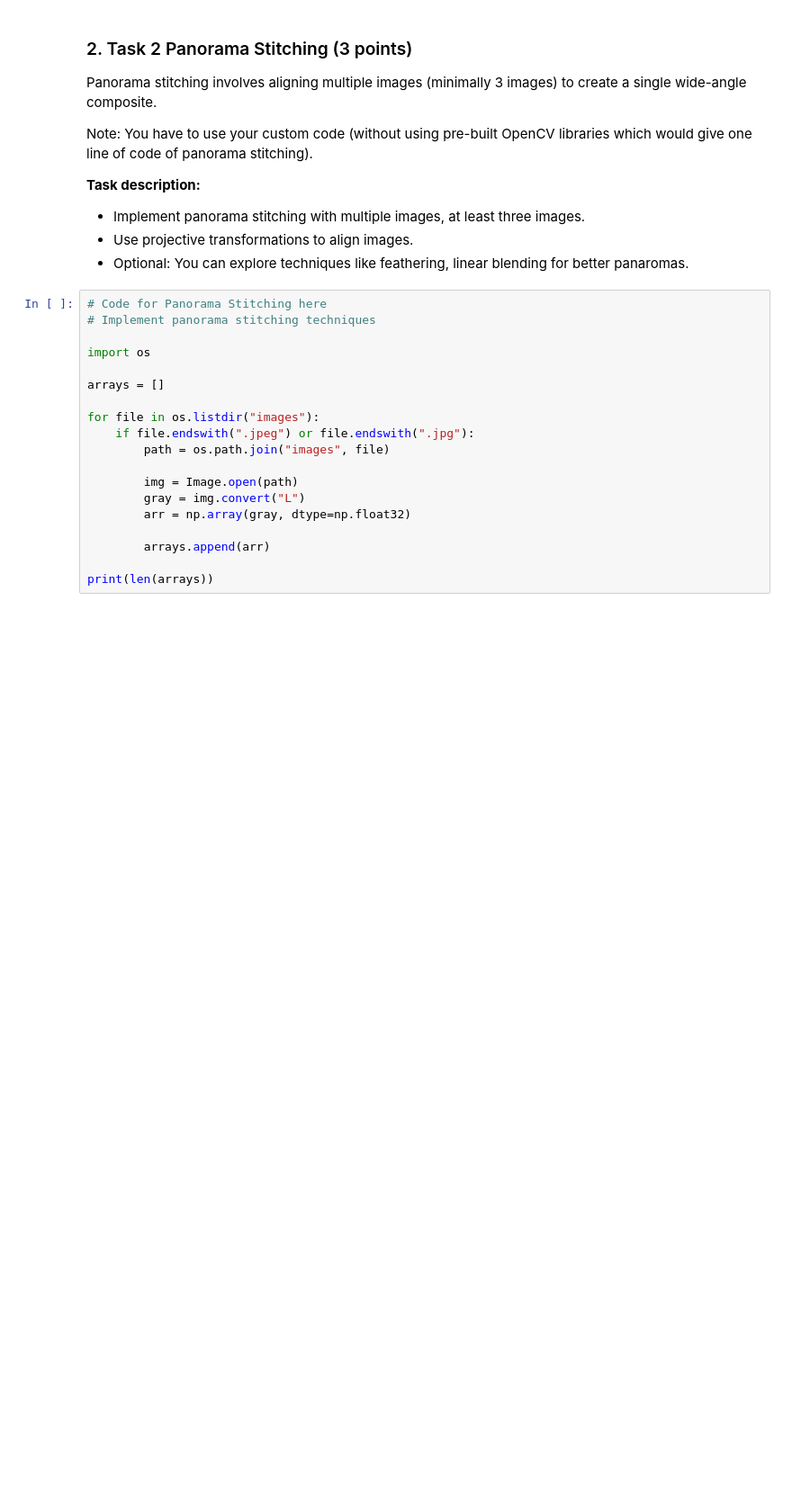
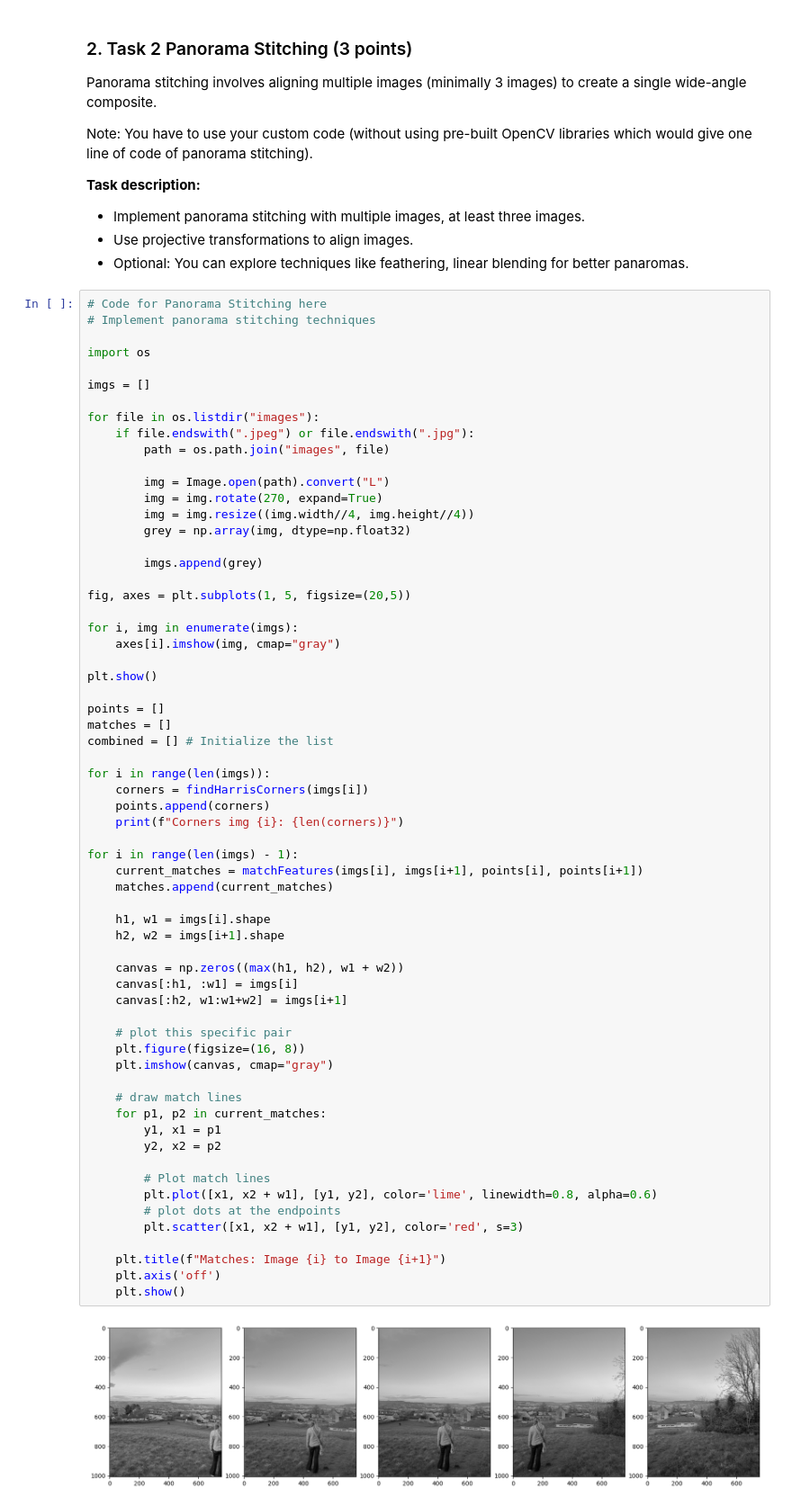
Before and after one commit to SPopham1/image-matching, a Jupyter notebook: Image_Matching_Coursework.ipynb, the cells around one changed output. Shown at 90% size. Cells and saved outputs as stored; diff of their text form; blank space fills up the shorter version.

```diff
--- a/Image_Matching_Coursework.ipynb
+++ b/Image_Matching_Coursework.ipynb
@@ -419,20 +479,65 @@ Note: You have to use your custom code (without using pre-built OpenCV libraries
 # %%
 # Code for Panorama Stitching here
 # Implement panorama stitching techniques
 
 import os
 
-arrays = []
+imgs = []
 
 for file in os.listdir("images"):
     if file.endswith(".jpeg") or file.endswith(".jpg"):
         path = os.path.join("images", file)
 
-        img = Image.open(path)
-        gray = img.convert("L")
-        arr = np.array(gray, dtype=np.float32)
+        img = Image.open(path).convert("L")
+        img = img.rotate(270, expand=True)
+        img = img.resize((img.width//4, img.height//4))
+        grey = np.array(img, dtype=np.float32)
 
-        arrays.append(arr)
+        imgs.append(grey)
 
-print(len(arrays))
+fig, axes = plt.subplots(1, 5, figsize=(20,5))
+
+for i, img in enumerate(imgs):
+    axes[i].imshow(img, cmap="gray")
+
+plt.show()
+
+points = []
+matches = []
+combined = [] # Initialize the list
+
+for i in range(len(imgs)):
+    corners = findHarrisCorners(imgs[i])
+    points.append(corners)
+    print(f"Corners img {i}: {len(corners)}")
+
+for i in range(len(imgs) - 1):
+    current_matches = matchFeatures(imgs[i], imgs[i+1], points[i], points[i+1])
+    matches.append(current_matches)
+
+    h1, w1 = imgs[i].shape
+    h2, w2 = imgs[i+1].shape
+
+    canvas = np.zeros((max(h1, h2), w1 + w2))
+    canvas[:h1, :w1] = imgs[i]
+    canvas[:h2, w1:w1+w2] = imgs[i+1]
+
+    # plot this specific pair
+    plt.figure(figsize=(16, 8))
+    plt.imshow(canvas, cmap="gray")
+
+    # draw match lines
+    for p1, p2 in current_matches:
+        y1, x1 = p1
+        y2, x2 = p2
+
+        # Plot match lines
+        plt.plot([x1, x2 + w1], [y1, y2], color='lime', linewidth=0.8, alpha=0.6)
+        # plot dots at the endpoints
+        plt.scatter([x1, x2 + w1], [y1, y2], color='red', s=3)
+
+    plt.title(f"Matches: Image {i} to Image {i+1}")
+    plt.axis('off')
+    plt.show()
 # %% [output]
+[figure, added]
```
Also changed, not shown: parts of 5 cells of this notebook.
